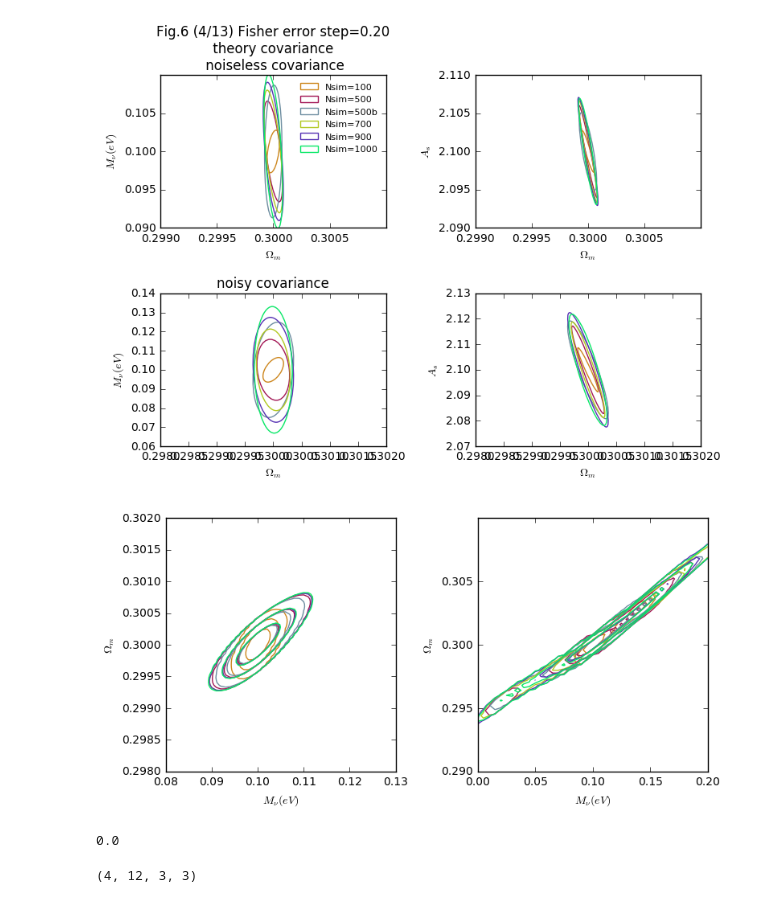
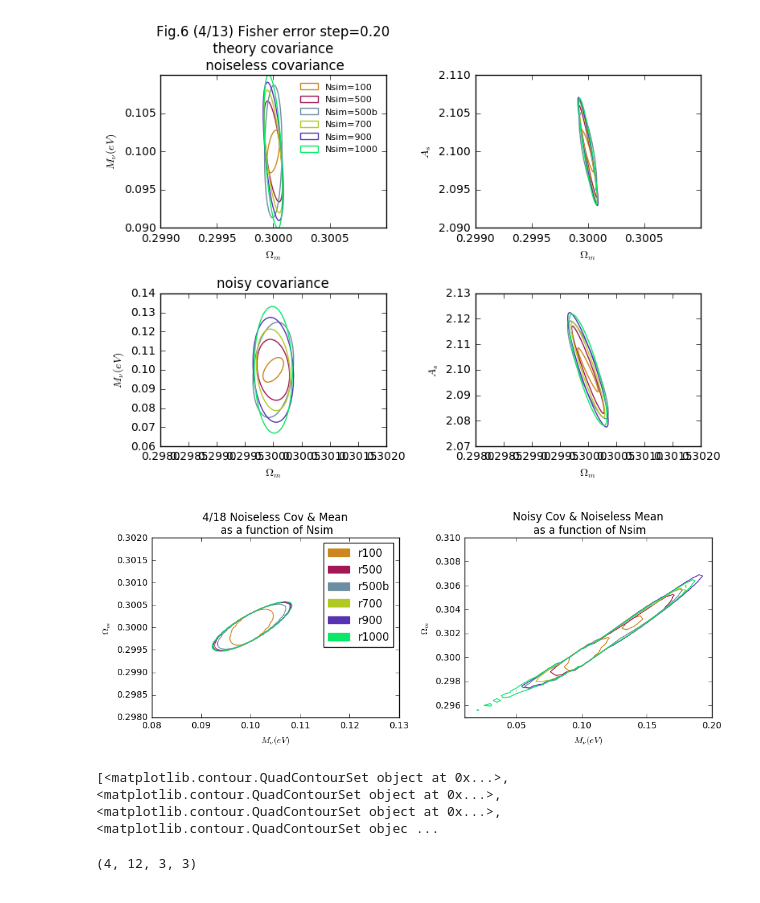
Before and after one commit to liuxx479/PDFs, a Jupyter notebook: Fisher_PDF.ipynb, the cells around one changed output. Cells and saved outputs as stored; diff of their text form; code cells hidden in the pictures.

Commit message:
add emulator error test against Nsims

```diff
--- a/Fisher_PDF.ipynb
+++ b/Fisher_PDF.ipynb
@@ -715,43 +739,51 @@ for iNa in range(Na):
 # %%
 ############# plotting
 labels = ['r100', 'r500', 'r500b','r700','r900','r1000']
 
 seed(999)
 X,Y = meshgrid(Mnu_arr, Om_arr)
 Xn, Yn = meshgrid(Mnu_arrN, Om_arrN)
-f, (ax1,ax2)  = subplots(1,2,figsize=(8,4))
+f, (ax1,ax2)  = subplots(1,2,figsize=(10,4))
 
+css = []
 for i in range(6):
     icolor=rand(3)
 
     ichi = chiplans[i]
     ichiN = chiplansNCov[i]
     ip = exp(-0.5*ichi).T
     ipN = exp(-0.5*ichiN).T
     il = sort(WLanalysis.findlevel(ip))
     ilN = sort(WLanalysis.findlevel(ipN))
-#    ax.imshow(ip,origin='lower',interpolation='nearest')
-    ax1.contour(X, Y, ip,levels=il, origin='lower',aspect='auto',interpolation='nearest',colors=icolor,label=labels[i],lw=0.5)
-    ax2.contour(Xn, Yn, ipN,levels=ilN, origin='lower',aspect='auto',interpolation='nearest',colors=icolor,label=labels[i],lw=0.5)
-#     plotEllipse([0.1, 0.3], mat(iF).I, 'r','solid','fisher',ax)
-#     ax.scatter(0.1, 0.3)
-    ax1.set_ylim(0.298, .302)
-    ax1.set_xlim(0.08, 0.13)
-    ax2.set_ylim(0.29, .31)
-    ax2.set_xlim(0.0, 0.2)
+    ax1.contour(X, Y, ip,levels=[il[1],], origin='lower',aspect='auto',interpolation='nearest',colors=[icolor,],label=labels[i],lw=0.5)
+    ax2.contour(Xn, Yn, ipN,levels=[ilN[1],], origin='lower',aspect='auto',interpolation='nearest',colors=[icolor,],label=labels[i],lw=0.5)
 
-for ax in (ax1,ax2):
-    ax.legend(fontsize=10, frameon=0, loc=0)
-    ax.set_xlabel(r'$M_\nu(eV)$')
-    ax.set_ylabel(r'$\Omega_m$')
+seed(999)
+proxy=[plt.Rectangle((0,0),1,0.5,ec=icolor, fc = icolor) for icolor in rand(6,3)]
+
+ax1.set_ylim(0.298, .302)
+ax1.set_xlim(0.08, 0.13)
+ax2.set_ylim(0.295, .31)
+ax2.set_xlim(0.01, 0.2)
+ax2.set_xlabel(r'$M_\nu(eV)$')
+ax2.set_ylabel(r'$\Omega_m$')
+
+
+ax1.legend(proxy, labels)
+
+# ax1.legend(fontsize=10, frameon=0, loc=0)
+ax1.set_xlabel(r'$M_\nu(eV)$')
+ax1.set_ylabel(r'$\Omega_m$')
+ax1.set_title('4/18 Noiseless Cov & Mean\n as a function of Nsim')
+ax2.set_title('Noisy Cov & Noiseless Mean\n as a function of Nsim')
 plt.tight_layout()
 show()
 # %% [output]
-[figure, old version]
+[figure, new version]
-# %%
-print amax(ichi)
-# %% [output]
-0.0
+# %%
+print css
+# %% [output]
+[<matplotlib.contour.QuadContourSet object at 0x...>, <matplotlib.contour.QuadContourSet object at 0x...>, <matplotlib.contour.QuadContourSet object at 0x...>, <matplotlib.contour.QuadContourSet objec ...
 # %%
 Fmats.shape
 # %% [output]
```
Also changed, not shown: parts of 1 cell of this notebook.
